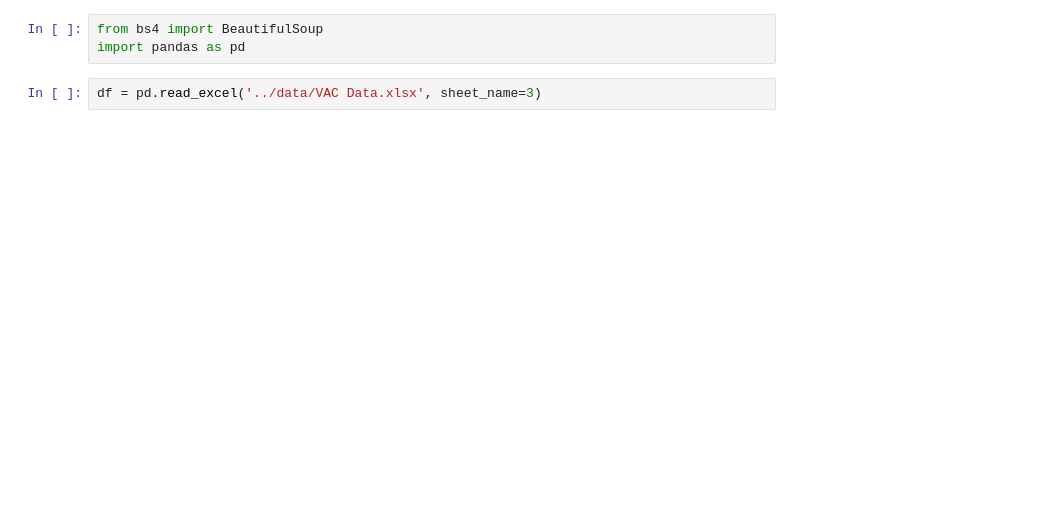
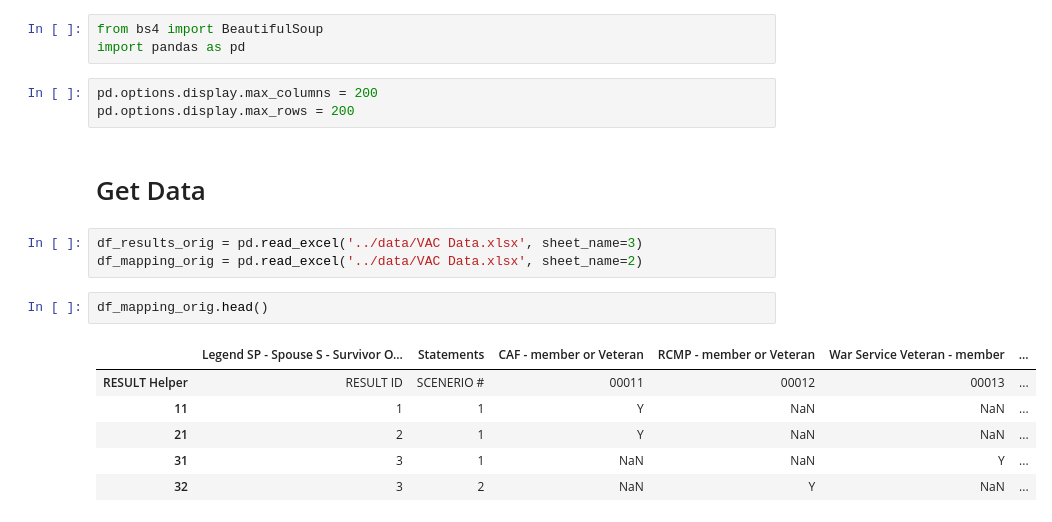
Before and after one commit to cds-snc/vac-data, a Jupyter notebook: notebooks/Transform VAC Data.ipynb, the cells around one changed output. Drawn from its saved outputs; the diff is of its cells as text; blank space fills up the shorter version.

```diff
--- a/notebooks/Transform VAC Data.ipynb
+++ b/notebooks/Transform VAC Data.ipynb
@@ -1,5 +1,20 @@
 # %%
 from bs4 import BeautifulSoup
 import pandas as pd
+# %%
+pd.options.display.max_columns = 200
+pd.options.display.max_rows = 200
+# %% [markdown]
+# Get Data
 # %%
-df = pd.read_excel('../data/VAC Data.xlsx', sheet_name=3)
+df_results_orig = pd.read_excel('../data/VAC Data.xlsx', sheet_name=3)
+df_mapping_orig = pd.read_excel('../data/VAC Data.xlsx', sheet_name=2)
+# %%
+df_mapping_orig.head()
+# %% [output]
+|  | Legend SP - Spouse S - Survivor O... | Statements | CAF - member or Veteran | RCMP - member or Veteran | War Service Veteran - member | ... |
+| RESULT Helper | RESULT ID | SCENERIO # | 00011 | 00012 | 00013 | ... |
+| 11 | 1 | 1 | Y | NaN | NaN | ... |
+| 21 | 2 | 1 | Y | NaN | NaN | ... |
+| 31 | 3 | 1 | NaN | NaN | Y | ... |
+| 32 | 3 | 2 | NaN | Y | NaN | ... |
```
Also changed, not shown: parts of 25 cells of this notebook.
